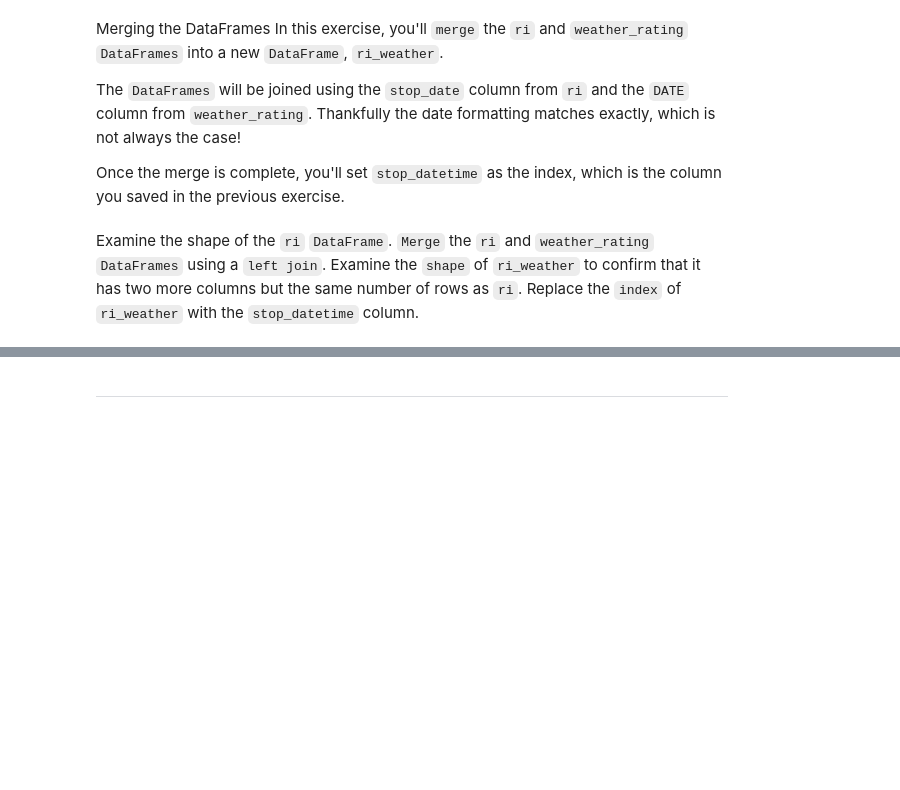
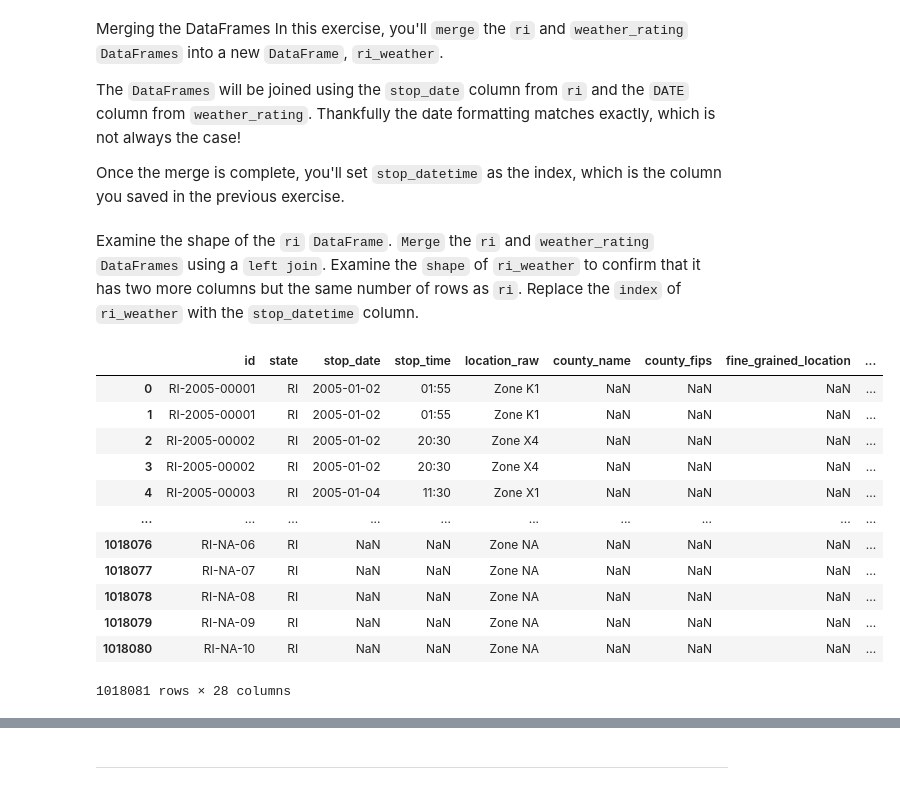
Before and after one commit to Ertugrul-Kurubal/Data-Analysis-With-Python-Projects, a Jupyter notebook: 04-Analyzing The Effect Of Weather On Policing (Student).ipynb, the cells around one changed output, grey strips where cells are left out. Cells and saved outputs as stored; diff of their text form; code cells hidden in the pictures; blank space fills up the shorter version.

```diff
--- a/04-Analyzing The Effect Of Weather On Policing (Student).ipynb
+++ b/04-Analyzing The Effect Of Weather On Policing (Student).ipynb
@@ -409,3 +409,21 @@ Examine the shape of the ``ri`` ``DataFrame``.
 ``Merge`` the ``ri`` and ``weather_rating`` ``DataFrames`` using a ``left join``.
 Examine the ``shape`` of ``ri_weather`` to confirm that it has two more columns but the same number of rows as ``ri``.
 Replace the ``index`` of ``ri_weather`` with the ``stop_datetime`` column.
+# %%
+ri_weather = pd.merge(df1, weather_rating, how="left", left_on="stop_date", right_on="DATE")
+# %%
+ri_weather
+# %% [output]
+|  | id | state | stop_date | stop_time | location_raw | county_name | county_fips | fine_grained_location | ... |
+| 0 | RI-2005-00001 | RI | 2005-01-02 | 01:55 | Zone K1 | NaN | NaN | NaN | ... |
+| 1 | RI-2005-00001 | RI | 2005-01-02 | 01:55 | Zone K1 | NaN | NaN | NaN | ... |
+| 2 | RI-2005-00002 | RI | 2005-01-02 | 20:30 | Zone X4 | NaN | NaN | NaN | ... |
+| 3 | RI-2005-00002 | RI | 2005-01-02 | 20:30 | Zone X4 | NaN | NaN | NaN | ... |
+| 4 | RI-2005-00003 | RI | 2005-01-04 | 11:30 | Zone X1 | NaN | NaN | NaN | ... |
+| ... | ... | ... | ... | ... | ... | ... | ... | ... | ... |
+| 1018076 | RI-NA-06 | RI | NaN | NaN | Zone NA | NaN | NaN | NaN | ... |
+| 1018077 | RI-NA-07 | RI | NaN | NaN | Zone NA | NaN | NaN | NaN | ... |
+| 1018078 | RI-NA-08 | RI | NaN | NaN | Zone NA | NaN | NaN | NaN | ... |
+| 1018079 | RI-NA-09 | RI | NaN | NaN | Zone NA | NaN | NaN | NaN | ... |
+| 1018080 | RI-NA-10 | RI | NaN | NaN | Zone NA | NaN | NaN | NaN | ... |
+1018081 rows × 28 columns
```
Also changed, not shown: parts of 2 cells of this notebook.
